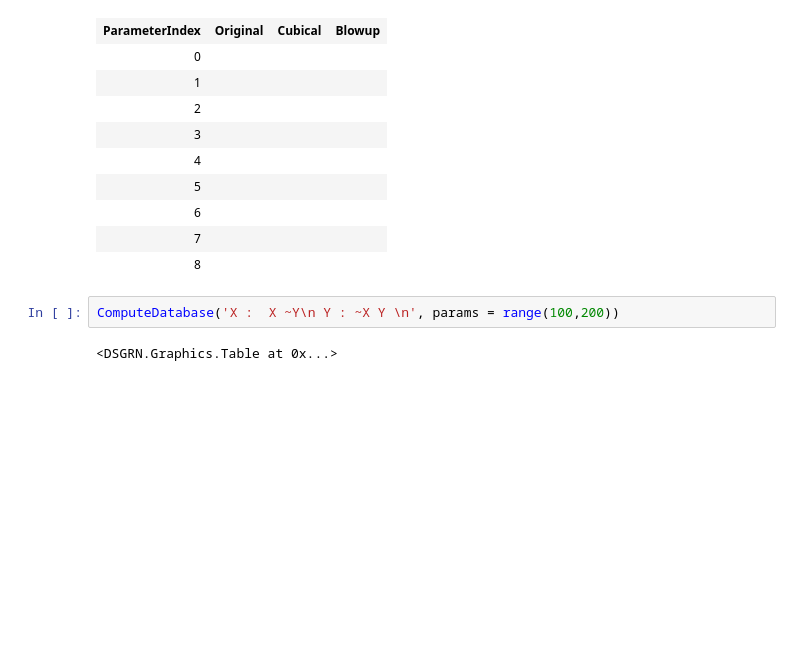
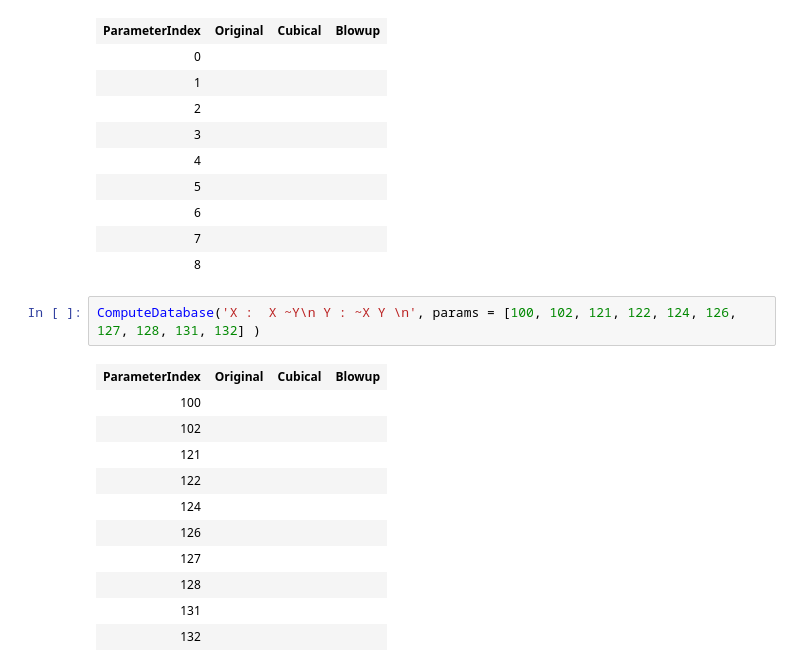
Before and after one commit to shaunharker/DSGRN, a Jupyter notebook: Tutorials/DSGRNPlusDemo.ipynb, the cells around one changed output. Drawn from its saved outputs; the diff is of its cells as text; blank space fills up the shorter version.

Commit message:
shortened dsgrn plus demo to make it display in github

```diff
--- a/Tutorials/DSGRNPlusDemo.ipynb
+++ b/Tutorials/DSGRNPlusDemo.ipynb
@@ -45,6 +45,16 @@ ComputeDatabase("X : ~Y\n Y : ~X\n")
 | 7 |  |  |  |
 | 8 |  |  |  |
 # %%
-ComputeDatabase('X :  X ~Y\n Y : ~X Y \n', params = range(100,200))
+ComputeDatabase('X :  X ~Y\n Y : ~X Y \n', params = [100, 102, 121, 122, 124, 126, 127, 128, 131, 132] )
 # %% [output]
-<DSGRN.Graphics.Table at 0x...>
+| ParameterIndex | Original | Cubical | Blowup |
+| 100 |  |  |  |
+| 102 |  |  |  |
+| 121 |  |  |  |
+| 122 |  |  |  |
+| 124 |  |  |  |
+| 126 |  |  |  |
+| 127 |  |  |  |
+| 128 |  |  |  |
+| 131 |  |  |  |
+| 132 |  |  |  |
```
